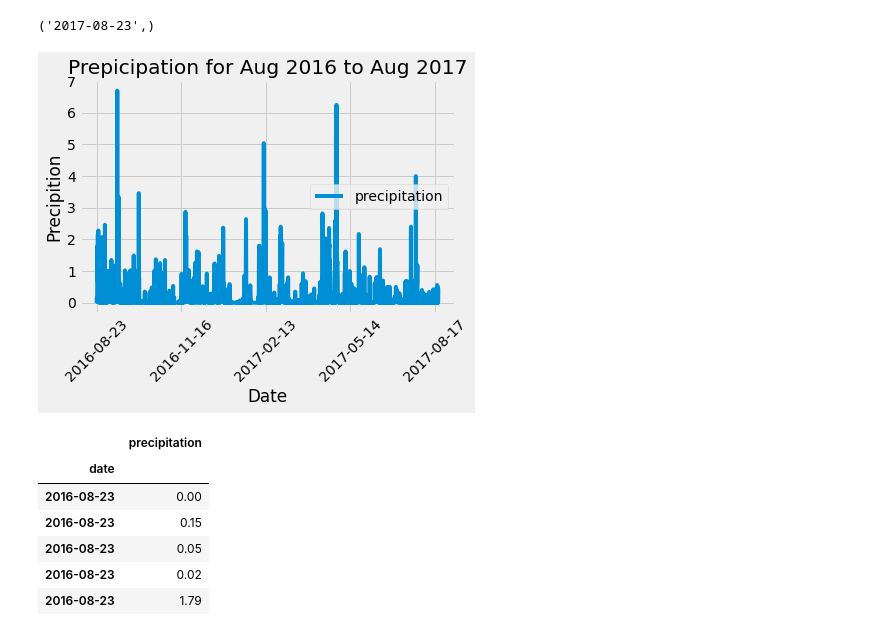
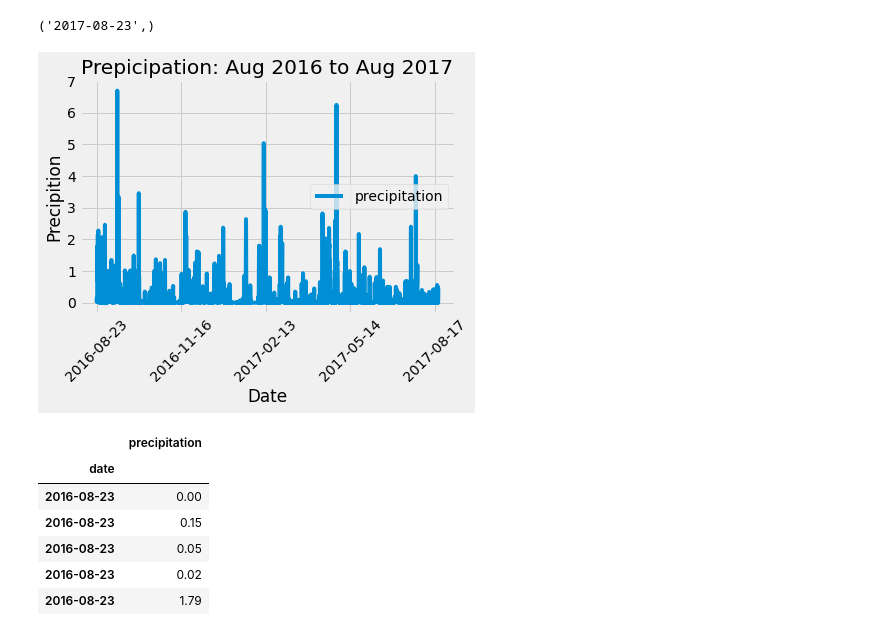
Before and after one commit to sustainedtang/sqlalchemy-challenge, a Jupyter notebook: climate_starter.ipynb, the cells around one changed output. Cells and saved outputs as stored; diff of their text form; code cells hidden in the pictures.

```diff
--- a/climate_starter.ipynb
+++ b/climate_starter.ipynb
@@ -49,32 +48,32 @@ recent_data
 # %%
 # Design a query to retrieve the last 12 months of precipitation data and plot the results.
 # Starting from the most recent data point in the database.
 # Calculate the date one year from the last date in data set.
 last_date = dt.date(2017,8,23) - dt.timedelta(days=365)
 
 
 # Perform a query to retrieve the data and precipitation scores
 precip_data = session.query(Measurement.date, Measurement.prcp).filter(Measurement.date >=last_date).\
     order_by(Measurement.date).all()
 precip_data[0]
 
 # Save the query results as a Pandas DataFrame and set the index to the date column
 precipt_df = pd.DataFrame(precip_data)
 precipt_df=precipt_df.rename(columns={0:'date', 1:'precipitation'}).set_index('date')
 # Sort the dataframe by date
 precipt_df=precipt_df.sort_values(by='date').dropna()
 precipt_df.head(None)
 # Use Pandas Plotting with Matplotlib to plot the data
 precipt_df.plot(rot=45)
 plt.savefig("Precipitation analysis.png")
-plt.title('Prepicipation for Aug 2016 to Aug 2017')
+plt.title('Prepicipation: Aug 2016 to Aug 2017')
 plt.xlabel('Date')
 plt.ylabel('Precipition')
 
-plt.savefig("Resources/Precipitation.png")
+plt.savefig("Images/precipitation.png")
 plt.show()
 # %% [output]
-[figure, old version]
+[figure, new version]
 # %%
 precipt_df.head(None)
 # %% [output]
```
Also changed, not shown: parts of 6 cells of this notebook, 3 other files.
